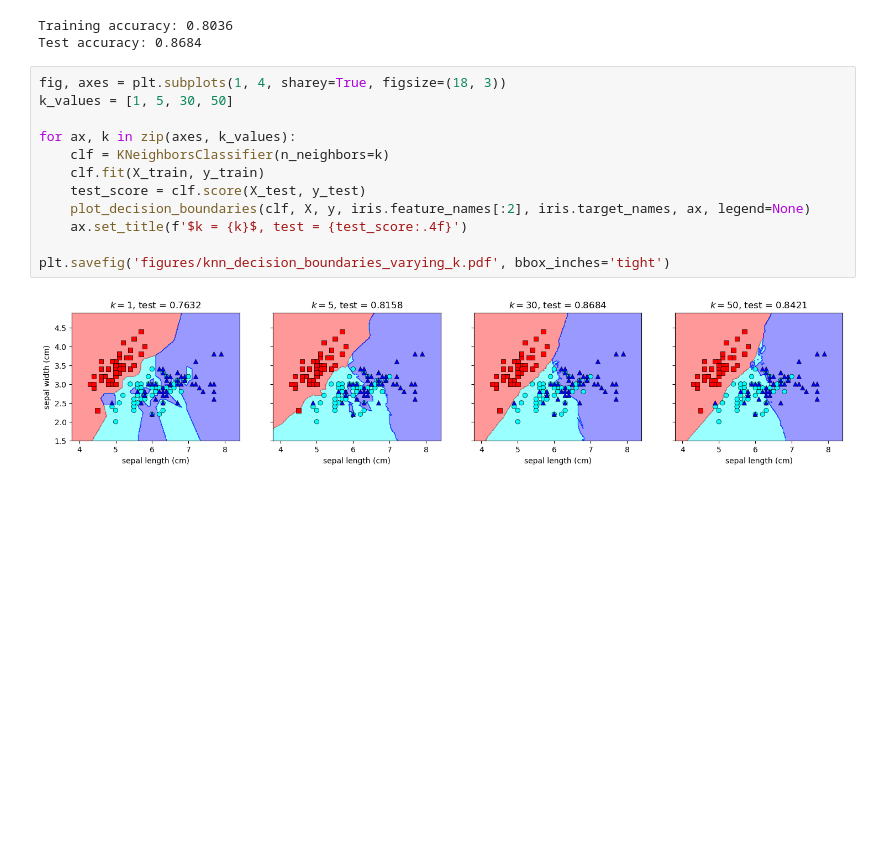
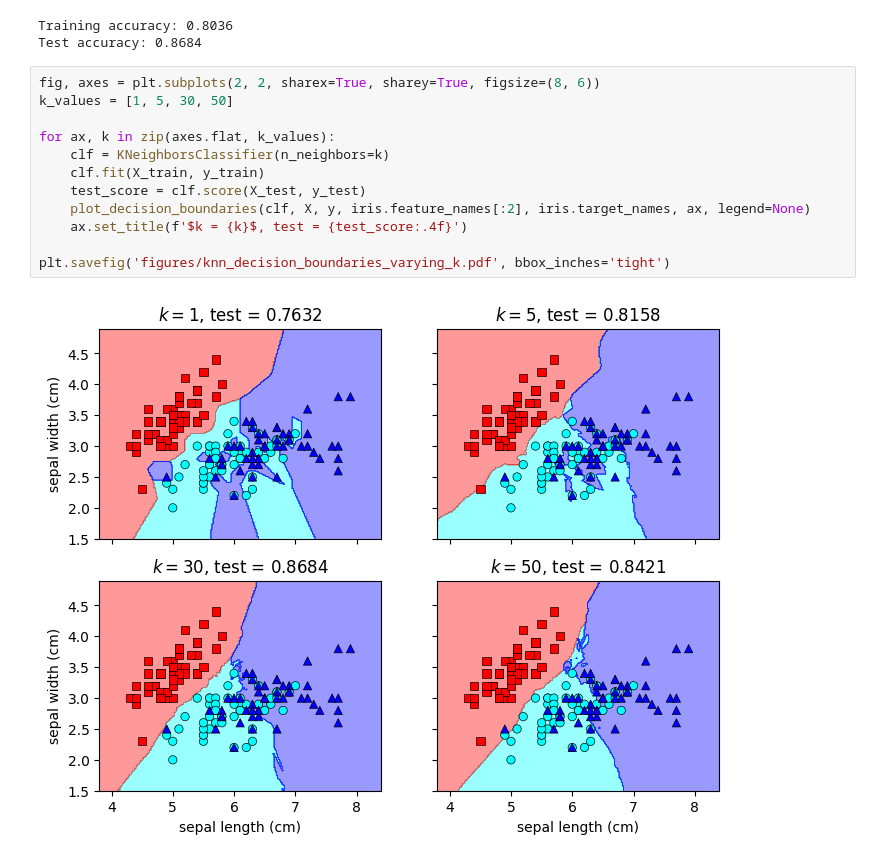
Before and after one commit to roiyeho/ml-book, a Jupyter notebook: Chapter06/KNeighborsClassifier.ipynb, the cells around one changed output. Saved outputs shown, nothing was run; the diff lists cells and outputs as text; blank space fills up the shorter version.

Commit message:
Updated the KNN decision boundary figure

```diff
--- a/Chapter06/KNeighborsClassifier.ipynb
+++ b/Chapter06/KNeighborsClassifier.ipynb
@@ -123,16 +123,16 @@ print(f'Test accuracy: {grid.score(X_test, y_test):.4f}')
 Training accuracy: 0.8036
 Test accuracy: 0.8684
 # %%
-fig, axes = plt.subplots(1, 4, sharey=True, figsize=(18, 3))
+fig, axes = plt.subplots(2, 2, sharex=True, sharey=True, figsize=(8, 6))
 k_values = [1, 5, 30, 50]
 
-for ax, k in zip(axes, k_values):
+for ax, k in zip(axes.flat, k_values):
     clf = KNeighborsClassifier(n_neighbors=k)
     clf.fit(X_train, y_train)
     test_score = clf.score(X_test, y_test)
     plot_decision_boundaries(clf, X, y, iris.feature_names[:2], iris.target_names, ax, legend=None)
     ax.set_title(f'$k = {k}$, test = {test_score:.4f}')
 
 plt.savefig('figures/knn_decision_boundaries_varying_k.pdf', bbox_inches='tight')
 # %% [output]
-[figure, old version]
+[figure, new version]
```
Also changed, not shown: parts of 1 cell of this notebook, 5 other files.
